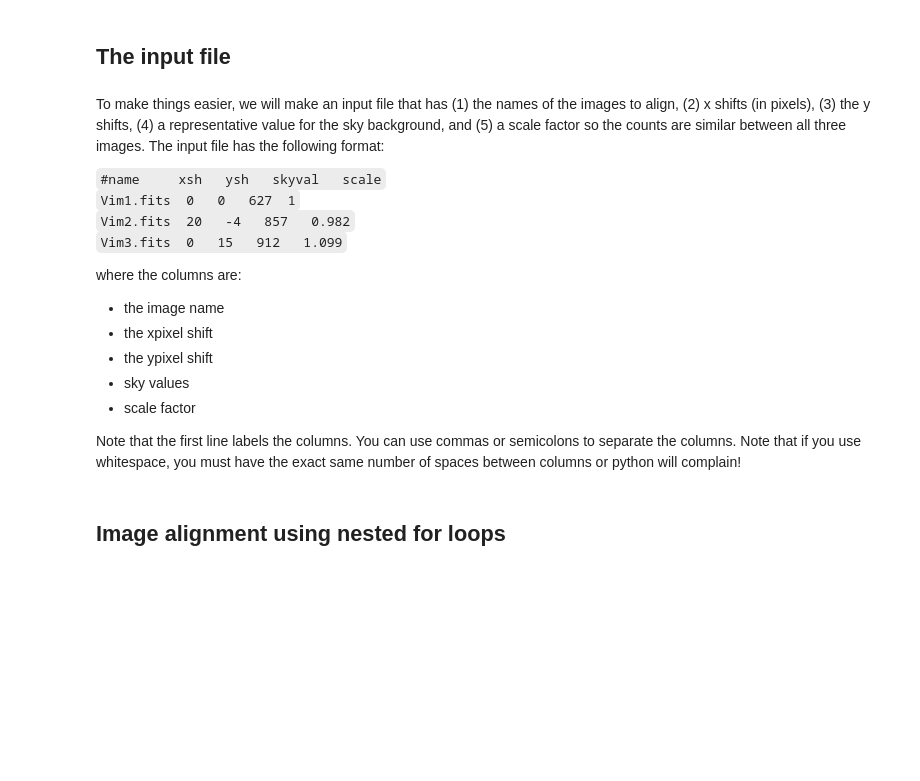
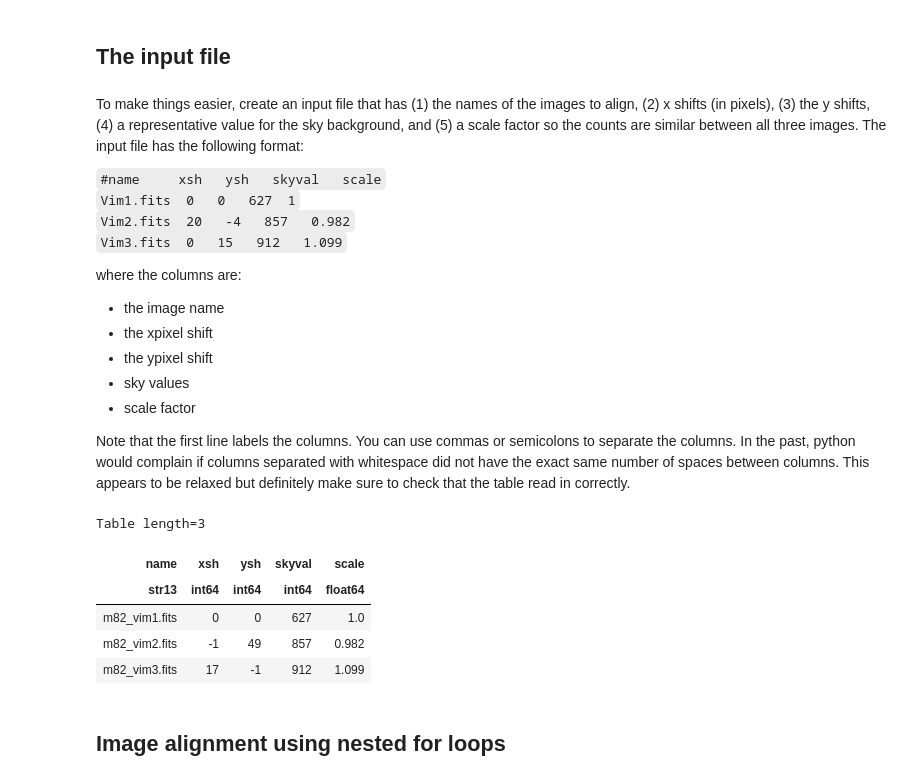
Before and after one commit to megan-the-astronomer/ASTR230, a Jupyter notebook: imaging/image_alignment.ipynb, the cells around one changed output. Cells and saved outputs as stored; diff of their text form; code cells hidden in the pictures; blank space fills up the shorter version.

```diff
--- a/imaging/image_alignment.ipynb
+++ b/imaging/image_alignment.ipynb
@@ -7,7 +7,7 @@ We'll look at a few different ways to approach this task, then compare them at t
 # %% [markdown]
 ## The input file
 # %% [markdown]
-To make things easier, we will make an input file that has (1) the names of the images to align, (2) x shifts (in pixels), (3) the y shifts, (4) a representative value for the sky background, and (5) a scale factor so the counts are similar between all three images. The input file has the following format:
+To make things easier, create an input file that has (1) the names of the images to align, (2) x shifts (in pixels), (3) the y shifts, (4) a representative value for the sky background, and (5) a scale factor so the counts are similar between all three images. The input file has the following format:
 
 `#name     xsh   ysh   skyval   scale` <br>
 `Vim1.fits  0   0   627  1`  <br>
@@ -21,7 +21,7 @@ where the columns are:
  - sky values
  - scale factor
 
-Note that the first line labels the columns. You can use commas or semicolons to separate the columns. Note that if you use whitespace, you must have the exact same number of spaces between columns or python will complain!
+Note that the first line labels the columns. You can use commas or semicolons to separate the columns. In the past, python would complain if columns separated with whitespace did not have the exact same number of spaces between columns. This appears to be relaxed but definitely make sure to check that the table read in correctly.
 # %%
 # start by importing the necessities
 
@@ -41,4 +41,13 @@ flist='input_list_Vims.txt'
 images=ascii.read(path+flist,delimiter=" ") # reads flist into astropy table object `images'
+# %%
+images
+# %% [output]
+Table length=3
+| name | xsh | ysh | skyval | scale |
+| str13 | int64 | int64 | int64 | float64 |
+| m82_vim1.fits | 0 | 0 | 627 | 1.0 |
+| m82_vim2.fits | -1 | 49 | 857 | 0.982 |
+| m82_vim3.fits | 17 | -1 | 912 | 1.099 |
 # %% [markdown]
 ## Image alignment using nested for loops
 # %% [markdown]
```
Also changed, not shown: parts of 9 cells of this notebook, 1 other file.
